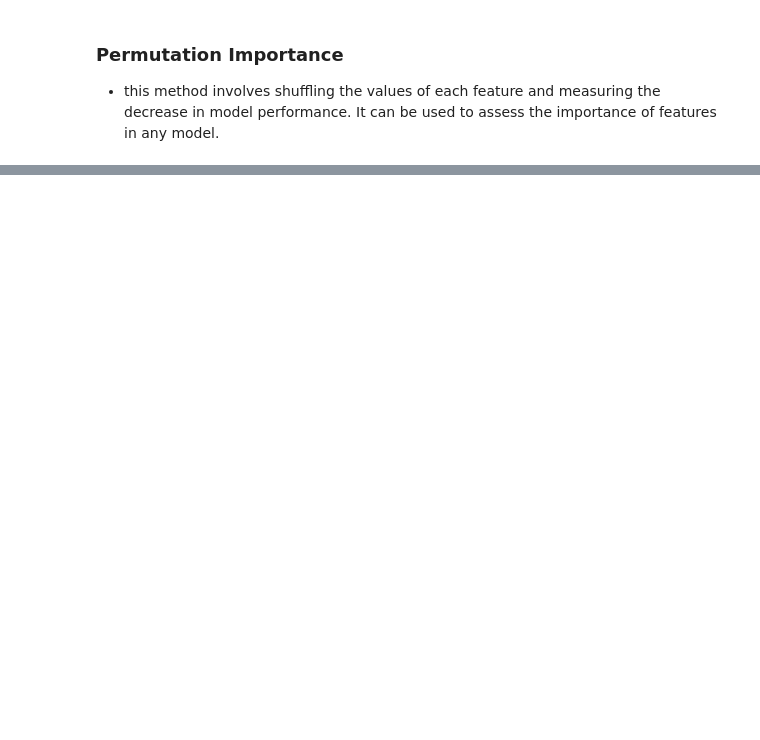
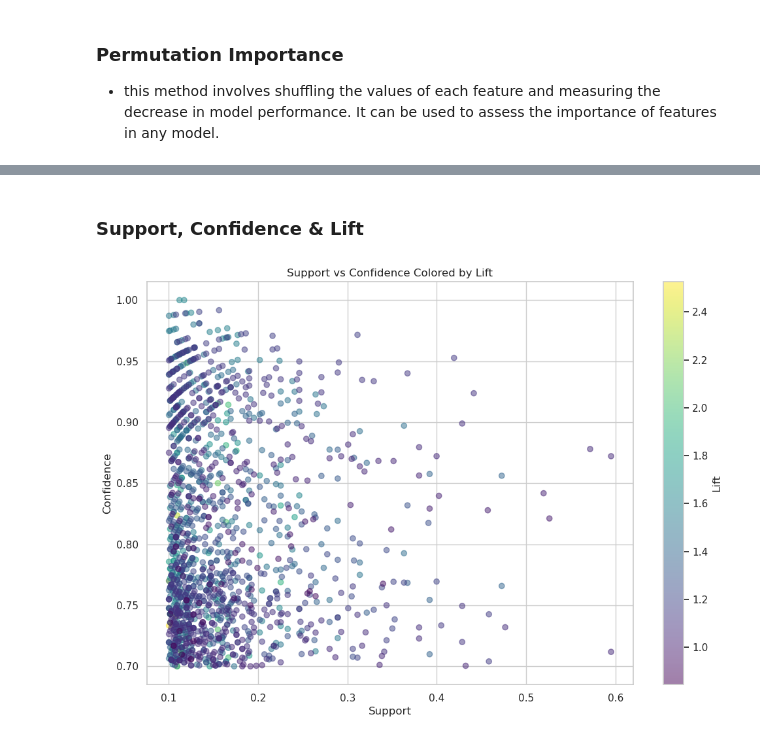
Before and after one commit to alexban14/DataMining_Diabetes_DS, a Jupyter notebook: diabetes_ds_analysis.ipynb, the cells around one changed output, grey strips where cells are left out. Drawn from its saved outputs; the diff is of its cells as text; code cells hidden in the pictures; blank space fills up the shorter version.

Commit message:
Association Rules for the dataset

```diff
--- a/diabetes_ds_analysis.ipynb
+++ b/diabetes_ds_analysis.ipynb
@@ -435,0 +475,4 @@ plt.show()
+# %%
+# Convert the DataFrame to a one-hot encoded format
+one_hot = pd.get_dummies(diabetes_dataset)
+print(one_hot.head())
@@ -435,0 +497,8 @@ plt.show()
+# %%
+# Apply the Apriori algorithm to find frequent itemsets
+frequent_itemsets = apriori(one_hot, min_support=0.1, use_colnames=True)
+print(frequent_itemsets)
+
+# Generate association rules from the frequent itemsets
+rules = association_rules(frequent_itemsets, metric="confidence", min_threshold=0.7)
+print(rules)
@@ -435,0 +527,3 @@ plt.show()
+# %%
+rules = rules.sort_values('lift', ascending=False)
+print(rules[['antecedents', 'consequents', 'support', 'confidence', 'lift']])
@@ -435,0 +548,17 @@ plt.show()
+# %% [markdown]
+### Support, Confidence & Lift
+# %%
+support = rules['support']
+confidence = rules['confidence']
+lift = rules['lift']
+
+# Plotting the support, confidence, and lift
+plt.figure(figsize=(12, 8))
+plt.scatter(support, confidence, alpha=0.5, c=lift, cmap='viridis')
+plt.colorbar(label='Lift')
+plt.xlabel('Support')
+plt.ylabel('Confidence')
+plt.title('Support vs Confidence Colored by Lift')
+plt.show()
+# %% [output]
+[figure, added]
```
Also changed, not shown: parts of 29 cells of this notebook.
